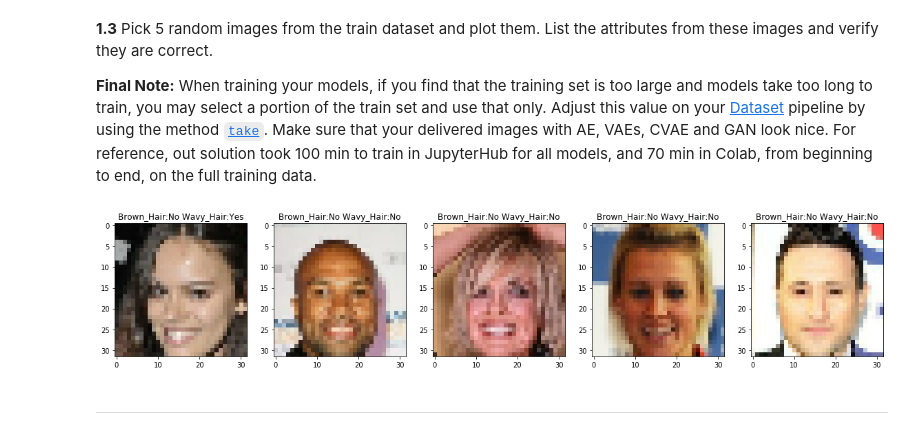
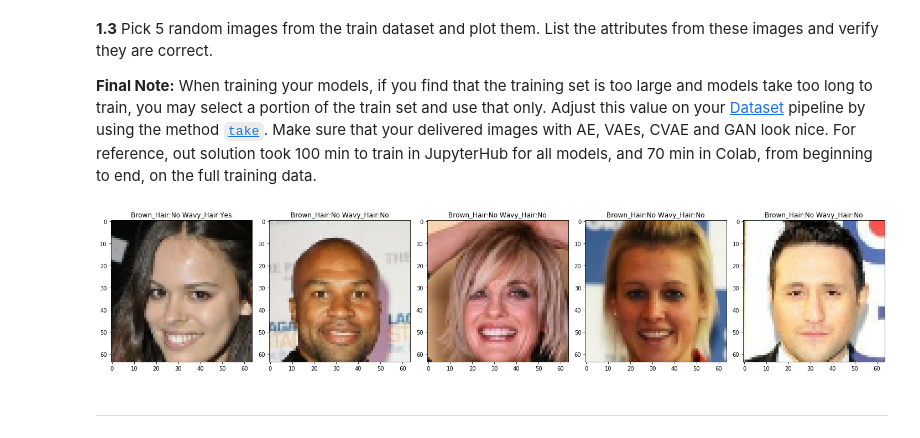
Before and after one commit to medeirosf/2020-CS109B, a Jupyter notebook: content/homeworks/hw07/notebook/cs109b_hw7_fm.ipynb, the cells around one changed output. Cells and saved outputs as stored; diff of their text form; code cells hidden in the pictures.

```diff
--- a/content/homeworks/hw07/notebook/cs109b_hw7_fm.ipynb
+++ b/content/homeworks/hw07/notebook/cs109b_hw7_fm.ipynb
@@ -156,11 +156,11 @@ Make sure the Datasets follow this pipeline: 1) normalize, crop, resize and sati
 # your code here
 def tf_image_attr_tuple(element):
     image = element['image']
-    image = tf_norm_crop_resize_image(image, (32,32))
+    image = tf_norm_crop_resize_image(image, (64, 64))
     y = element['attributes']
-    attr1 = y['Brown_Hair']
-    attr2 = y['Wavy_Hair']
-    attr = [attr1,attr2]
+    attr1 = tf.keras.backend.cast(y['Brown_Hair'], dtype='float32')
+    attr2 = tf.keras.backend.cast(y['Wavy_Hair'], dtype='float32')
+    attr = [attr1, attr2]
     return ((image, attr), image)
 
 train_cond_ds = train_celeb.map(tf_image_attr_tuple).shuffle(165000).batch(32).prefetch(2)
@@ -174,22 +174,23 @@ When training your models, if you find that the training set is too large and mo
 # %%
 # 1.3
 # your code here
 def change_boolean(x):
     if x== True:
          return 'Yes'
     else:
         return 'No'
 
 train_set = train_celeb.map(tf_image_attr_tuple).take(5)
 
-fig, axes = plt.subplots(1,5, figsize=(20,20))
+fig, axes = plt.subplots(1,5, figsize=(20, 4))
 for i, ((image, labels), image2) in enumerate(train_set):
     axes[i].imshow(image)
     title = 'Brown_Hair:' + str(change_boolean(labels[0])) + ' Wavy_Hair:' + str(change_boolean(labels[1]))
     axes[i].set_title(title)
+plt.tight_layout()
 plt.show();
 # %% [output]
-[figure, old version]
+[figure, new version]
 # %% [markdown]
 ---
 # %% [markdown]
```
Also changed, not shown: parts of 16 cells of this notebook.
